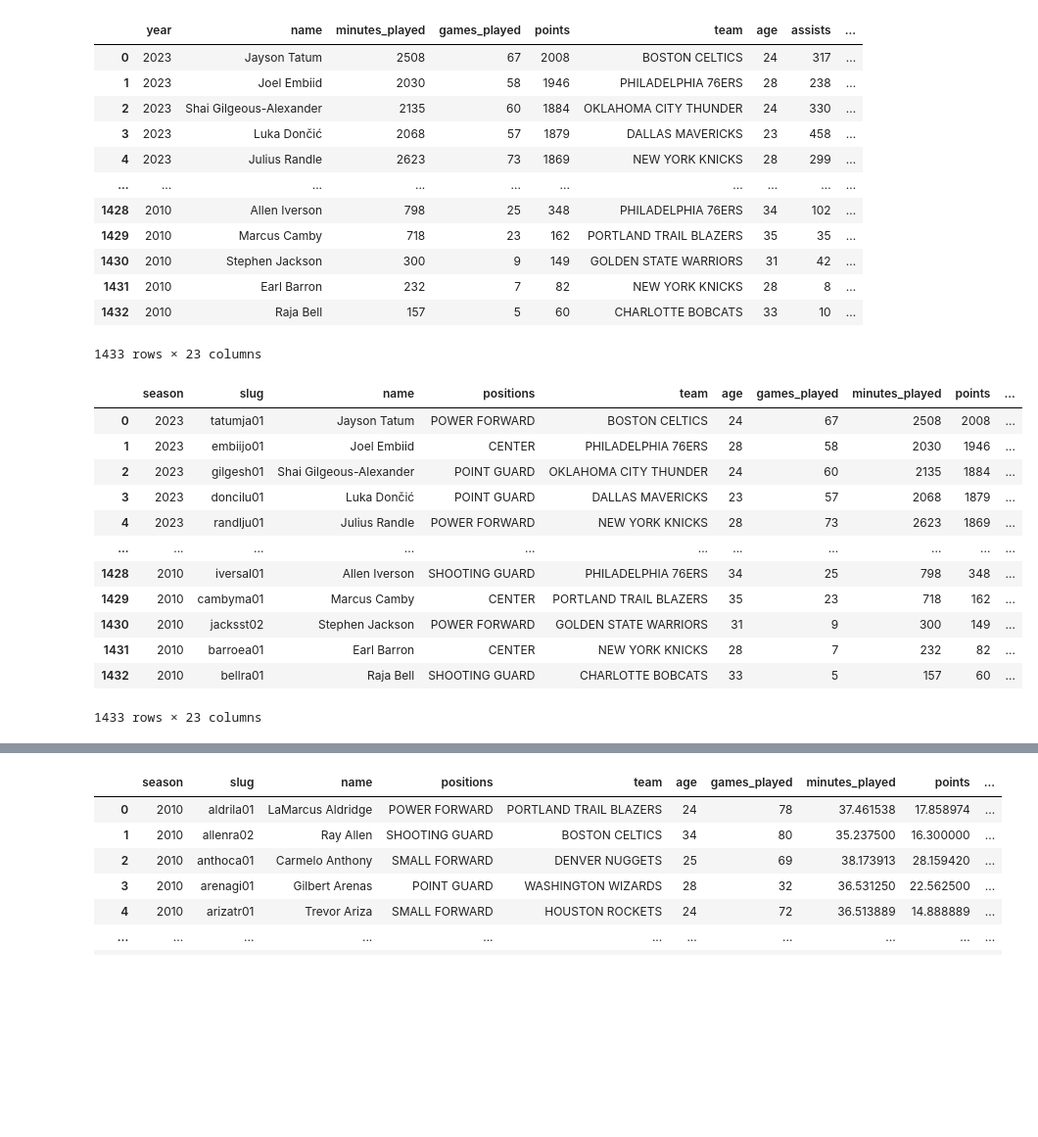
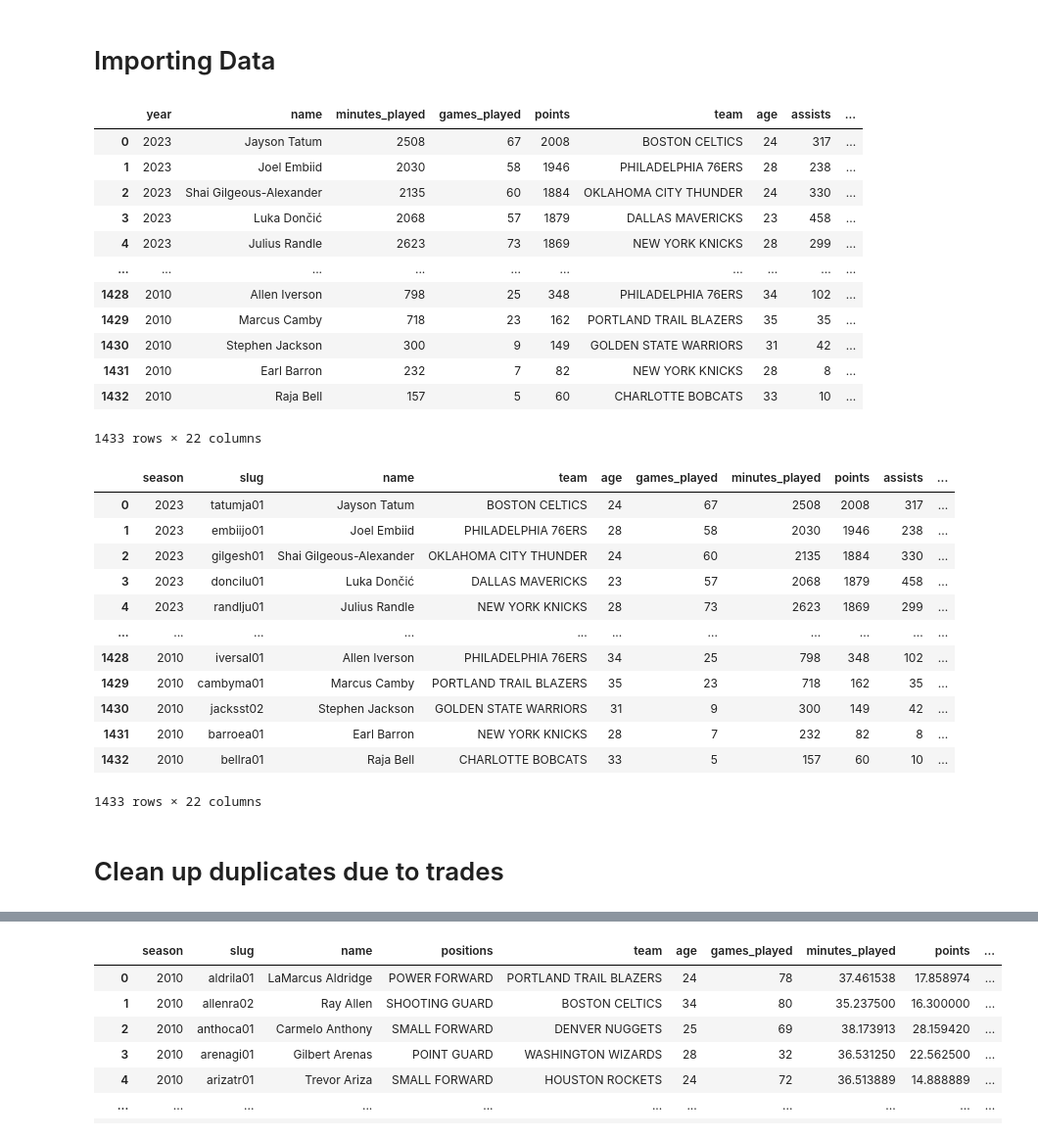
Before and after one commit to tz1211/DS105L-Project-404-Not-Found, a Jupyter notebook: Code/box_score_cleaning.ipynb, the cells around one changed output, grey strips where cells are left out. Shown: that part at 98% size. Drawn from its saved outputs; the diff is of its cells as text; code cells hidden in the pictures; blank space fills up the shorter version.

Commit message:
Cleaning box score data

```diff
--- a/Code/box_score_cleaning.ipynb
+++ b/Code/box_score_cleaning.ipynb
@@ -1,10 +1,12 @@
 # %%
 import pandas as pd
+# %% [markdown]
+# Importing Data
 # %%
 df_all = pd.read_csv("../Data/merged_player_data_2010_2023.csv")
 df_all.drop(df_all.columns[df_all.columns.str.contains("Unnamed")], axis = 1, inplace = True)
 df_all["year"] = df_all["year"].apply(lambda x: int(x[:4]))
-df_all["positions"] = df_all["positions"].apply(lambda x: x[2:-2])
+df_all.drop("positions", axis = 1, inplace = True)
 df_all
 # %% [output]
 |  | year | name | minutes_played | games_played | points | team | age | assists | ... |
@@ -19,28 +21,30 @@ df_all
 | 1430 | 2010 | Stephen Jackson | 300 | 9 | 149 | GOLDEN STATE WARRIORS | 31 | 42 | ... |
 | 1431 | 2010 | Earl Barron | 232 | 7 | 82 | NEW YORK KNICKS | 28 | 8 | ... |
 | 1432 | 2010 | Raja Bell | 157 | 5 | 60 | CHARLOTTE BOBCATS | 33 | 10 | ... |
-1433 rows × 23 columns
+1433 rows × 22 columns
 # %%
-targets = ["year", "slug", "name", "positions", "team", "age", "games_played"]
+targets = ["year", "slug", "name", "team", "age", "games_played"]
 targets = targets[::-1]
 cols = list(df_all.columns)
 for col in targets:
     cols.insert(0, cols.pop(cols.index(col)))
 df_all = df_all.loc[:, cols]
 df_all.rename(columns = {"year": "season"}, inplace = True)
 df_all
 # %% [output]
-|  | season | slug | name | positions | team | age | games_played | minutes_played | points | ... |
-| 0 | 2023 | tatumja01 | Jayson Tatum | POWER FORWARD | BOSTON CELTICS | 24 | 67 | 2508 | 2008 | ... |
-| 1 | 2023 | embiijo01 | Joel Embiid | CENTER | PHILADELPHIA 76ERS | 28 | 58 | 2030 | 1946 | ... |
-| 2 | 2023 | gilgesh01 | Shai Gilgeous-Alexander | POINT GUARD | OKLAHOMA CITY THUNDER | 24 | 60 | 2135 | 1884 | ... |
-| 3 | 2023 | doncilu01 | Luka Dončić | POINT GUARD | DALLAS MAVERICKS | 23 | 57 | 2068 | 1879 | ... |
-| 4 | 2023 | randlju01 | Julius Randle | POWER FORWARD | NEW YORK KNICKS | 28 | 73 | 2623 | 1869 | ... |
+|  | season | slug | name | team | age | games_played | minutes_played | points | assists | ... |
+| 0 | 2023 | tatumja01 | Jayson Tatum | BOSTON CELTICS | 24 | 67 | 2508 | 2008 | 317 | ... |
+| 1 | 2023 | embiijo01 | Joel Embiid | PHILADELPHIA 76ERS | 28 | 58 | 2030 | 1946 | 238 | ... |
+| 2 | 2023 | gilgesh01 | Shai Gilgeous-Alexander | OKLAHOMA CITY THUNDER | 24 | 60 | 2135 | 1884 | 330 | ... |
+| 3 | 2023 | doncilu01 | Luka Dončić | DALLAS MAVERICKS | 23 | 57 | 2068 | 1879 | 458 | ... |
+| 4 | 2023 | randlju01 | Julius Randle | NEW YORK KNICKS | 28 | 73 | 2623 | 1869 | 299 | ... |
 | ... | ... | ... | ... | ... | ... | ... | ... | ... | ... | ... |
-| 1428 | 2010 | iversal01 | Allen Iverson | SHOOTING GUARD | PHILADELPHIA 76ERS | 34 | 25 | 798 | 348 | ... |
-| 1429 | 2010 | cambyma01 | Marcus Camby | CENTER | PORTLAND TRAIL BLAZERS | 35 | 23 | 718 | 162 | ... |
-| 1430 | 2010 | jacksst02 | Stephen Jackson | POWER FORWARD | GOLDEN STATE WARRIORS | 31 | 9 | 300 | 149 | ... |
-| 1431 | 2010 | barroea01 | Earl Barron | CENTER | NEW YORK KNICKS | 28 | 7 | 232 | 82 | ... |
-| 1432 | 2010 | bellra01 | Raja Bell | SHOOTING GUARD | CHARLOTTE BOBCATS | 33 | 5 | 157 | 60 | ... |
+| 1428 | 2010 | iversal01 | Allen Iverson | PHILADELPHIA 76ERS | 34 | 25 | 798 | 348 | 102 | ... |
+| 1429 | 2010 | cambyma01 | Marcus Camby | PORTLAND TRAIL BLAZERS | 35 | 23 | 718 | 162 | 35 | ... |
+| 1430 | 2010 | jacksst02 | Stephen Jackson | GOLDEN STATE WARRIORS | 31 | 9 | 300 | 149 | 42 | ... |
+| 1431 | 2010 | barroea01 | Earl Barron | NEW YORK KNICKS | 28 | 7 | 232 | 82 | 8 | ... |
+| 1432 | 2010 | bellra01 | Raja Bell | CHARLOTTE BOBCATS | 33 | 5 | 157 | 60 | 10 | ... |
-1433 rows × 23 columns
+1433 rows × 22 columns
+# %% [markdown]
+# Clean up duplicates due to trades
 # %%
```
Also changed, not shown: parts of 13 cells of this notebook, 1 other file.
